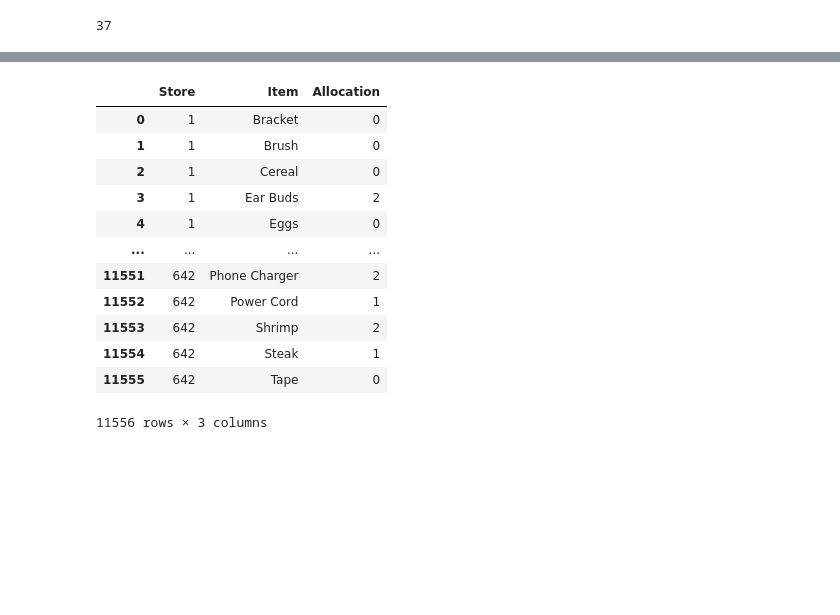
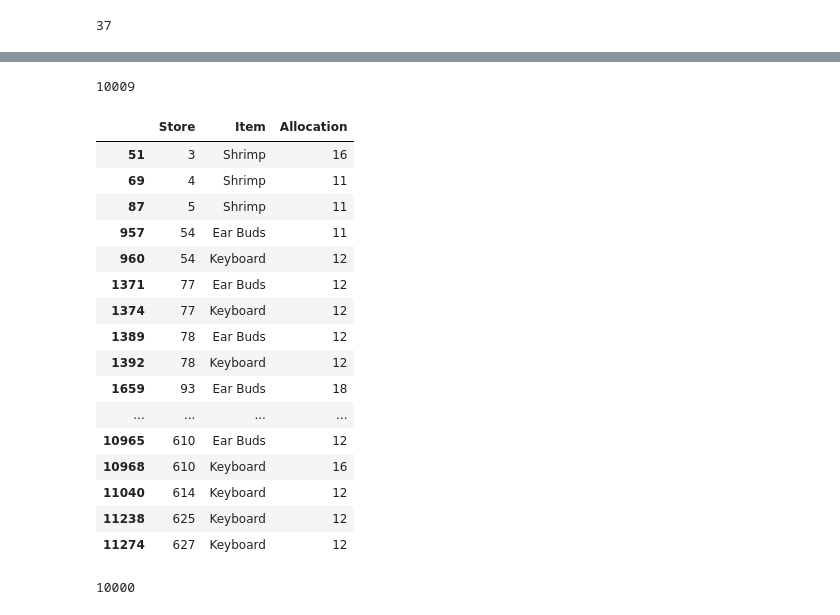
Before and after one commit to minji-o-j/Data-Science-Project, a Jupyter notebook: xgboost_matching_number.ipynb, the cells around one changed output, grey strips where cells are left out. Cells and saved outputs as stored; diff of their text form; code cells hidden in the pictures; blank space fills up the shorter version.

```diff
--- a/xgboost_matching_number.ipynb
+++ b/xgboost_matching_number.ipynb
@@ -281,3 +265,0 @@ zeroking = zerofile[(zerofile['Item']=='King Crab')&(zerofile['Allocation']==0)]
-# %%
-for i in zeroking:
-    zerofile.loc[i,'Allocation']=1
@@ -295,6 +266,3 @@ Int64Index([  132,   186,   222,   294,   312,   348,   402,   420,   438,
-# %%
-for i in onekey[-143:]:
-    zerofile.loc[i,'Allocation']=2
 # %%
 zerofile['Allocation'].sum()
 # %% [output]
@@ -302,16 +286,29 @@ zerofile['Allocation'].sum()
+# %%
+idxs = zerofile[(zerofile['Item']=='Keyboard')&(zerofile['Allocation']>2)&(zerofile['Allocation']<5)].index
+# %%
+for i in idxs:
+    zerofile.loc[i,'Allocation']+=1
 # %%
-zerofile
+zerofile['Allocation'].sum()
 # %% [output]
-|  | Store | Item | Allocation |
-| 0 | 1 | Bracket | 0 |
-| 1 | 1 | Brush | 0 |
-| 2 | 1 | Cereal | 0 |
-| 3 | 1 | Ear Buds | 2 |
-| 4 | 1 | Eggs | 0 |
-| ... | ... | ... | ... |
-| 11551 | 642 | Phone Charger | 2 |
-| 11552 | 642 | Power Cord | 1 |
-| 11553 | 642 | Shrimp | 2 |
-| 11554 | 642 | Steak | 1 |
-| 11555 | 642 | Tape | 0 |
-11556 rows × 3 columns
+10009
+# %%
+zerofile[(zerofile['Allocation']>10)]
+# %% [output]
+|  | Store | Item | Allocation |
+| 51 | 3 | Shrimp | 16 |
+| 69 | 4 | Shrimp | 11 |
+| 87 | 5 | Shrimp | 11 |
+| 957 | 54 | Ear Buds | 11 |
+| 960 | 54 | Keyboard | 12 |
+| 1371 | 77 | Ear Buds | 12 |
+| 1374 | 77 | Keyboard | 12 |
+| 1389 | 78 | Ear Buds | 12 |
+| 1392 | 78 | Keyboard | 12 |
+| 1659 | 93 | Ear Buds | 18 |
+| ... | ... | ... | ... |
+| 10965 | 610 | Ear Buds | 12 |
+| 10968 | 610 | Keyboard | 16 |
+| 11040 | 614 | Keyboard | 12 |
+| 11238 | 625 | Keyboard | 12 |
+| 11274 | 627 | Keyboard | 12 |
@@ -318 +319,5 @@ zerofile
+# %%
+zerofile['Allocation'].sum()
+# %% [output]
+10000
 # %%
```
Also changed, not shown: parts of 11 cells of this notebook.
